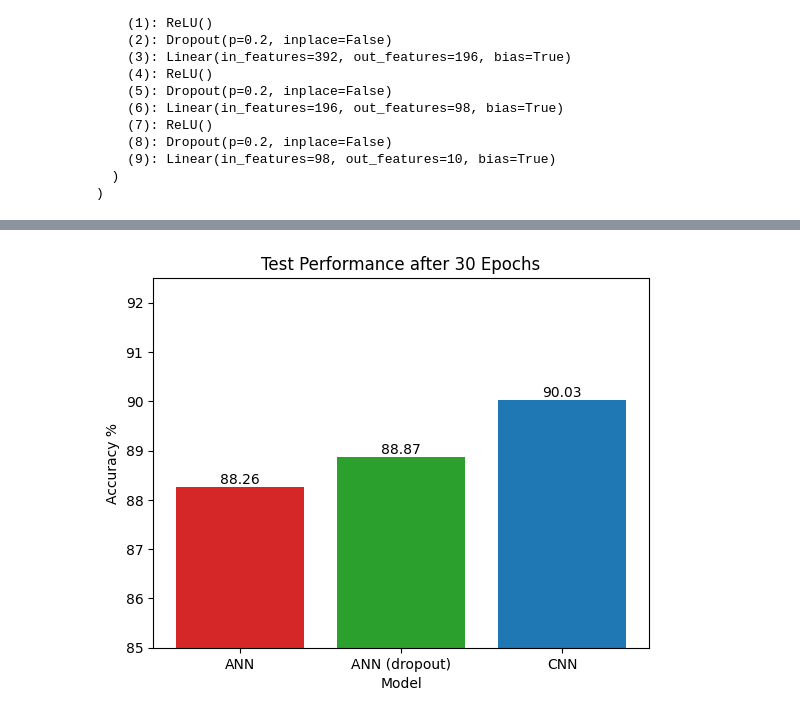
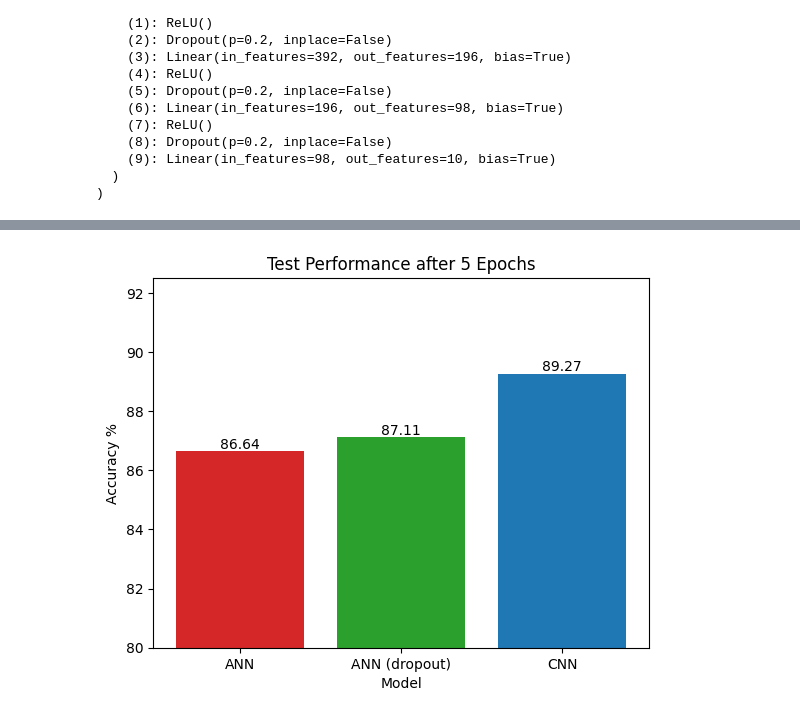
Before and after one commit to amjvl-git/csip-5103-coursework-2025-miloshkii, a Jupyter notebook: P2963116/P2963116_MylesWheatley.ipynb, the cells around one changed output, grey strips where cells are left out. Cells and saved outputs as stored; diff of their text form; code cells hidden in the pictures.

```diff
--- a/P2963116/P2963116_MylesWheatley.ipynb
+++ b/P2963116/P2963116_MylesWheatley.ipynb
@@ -411,5 +418,5 @@ MultilayerPerceptron(
 )
 # %%
 # Train and test
-dropout_hist, dropout_accuracy = run(train_loader,val_loader,ann_dropout,epochs,loss_fn,dropout_optimizer)
+dropout_hist, dropout_accuracy, dropout_taccuracy = run(train_loader, val_loader,test_loader, ann_dropout, epochs, loss_fn, dropout_optimizer)
 # %% [output]
@@ -448,9 +456,8 @@ ConfMatDisplay(test_loader,ann_dropout)
 # %%
 # Initialise with hyperparameters
-cnn = CNNNetwork(1,10,32,64,3,3,1,1)
+cnn = CNNNetwork(in_channels=1,out_channels=10,filters1=64,filters2=128,filters3=256)
 print(cnn)
-loss_fn = nn.NLLLoss()
-optimizer = torch.optim.Adam(cnn.parameters(), lr=learn_rate)
+cnn_optimizer = torch.optim.Adam(cnn.parameters(), lr=learn_rate)
 # %% [output]
 CNNNetwork(
   (convstack): Sequential(
@@ -472,5 +480,5 @@ CNNNetwork(
 )
 # %%
 # Train and test
-cnn_hist, cnn_accuracy = run(train_loader,val_loader,cnn,epochs,loss_fn,optimizer)
+cnn_hist, cnn_accuracy, cnn_taccuracy = run(train_loader,val_loader, test_loader, cnn,epochs,loss_fn,cnn_optimizer)
 # %% [output]
@@ -521,8 +529,0 @@ plt.show()
-# %%
-# Test set performance
-print('Model: ANN')
-ann_tloss, ann_taccuracy = test(test_loader, ann_model, loss_fn)
-print('Model: ANN with dropout')
-dropout_tloss, dropout_taccuracy = test(test_loader, ann_dropout, loss_fn)
-print('Model: CNN')
-cnn_tloss, cnn_taccuracy = test(test_loader, cnn, loss_fn)
@@ -536,13 +530,13 @@ Test loss = 0.373003 (Accuracy = 90.03%)
 # %%
 # Test performance comparison
 x = ['ANN','ANN (dropout)','CNN']
 accuracy_data = [ann_taccuracy,dropout_taccuracy,cnn_taccuracy]
 barchart = plt.bar(x,accuracy_data,color=['tab:red','tab:green','tab:blue'])
 plt.bar_label(barchart, fmt='{:,.2f}')
-plt.ylim(85,92.5)
+plt.ylim(80,92.5)
 plt.xlabel('Model')
 plt.ylabel('Accuracy %')
 plt.title(f'Test Performance after {epochs} Epochs')
 plt.show()
 # %% [output]
-[figure, old version]
+[figure, new version]
```
Also changed, not shown: parts of 16 cells of this notebook.
